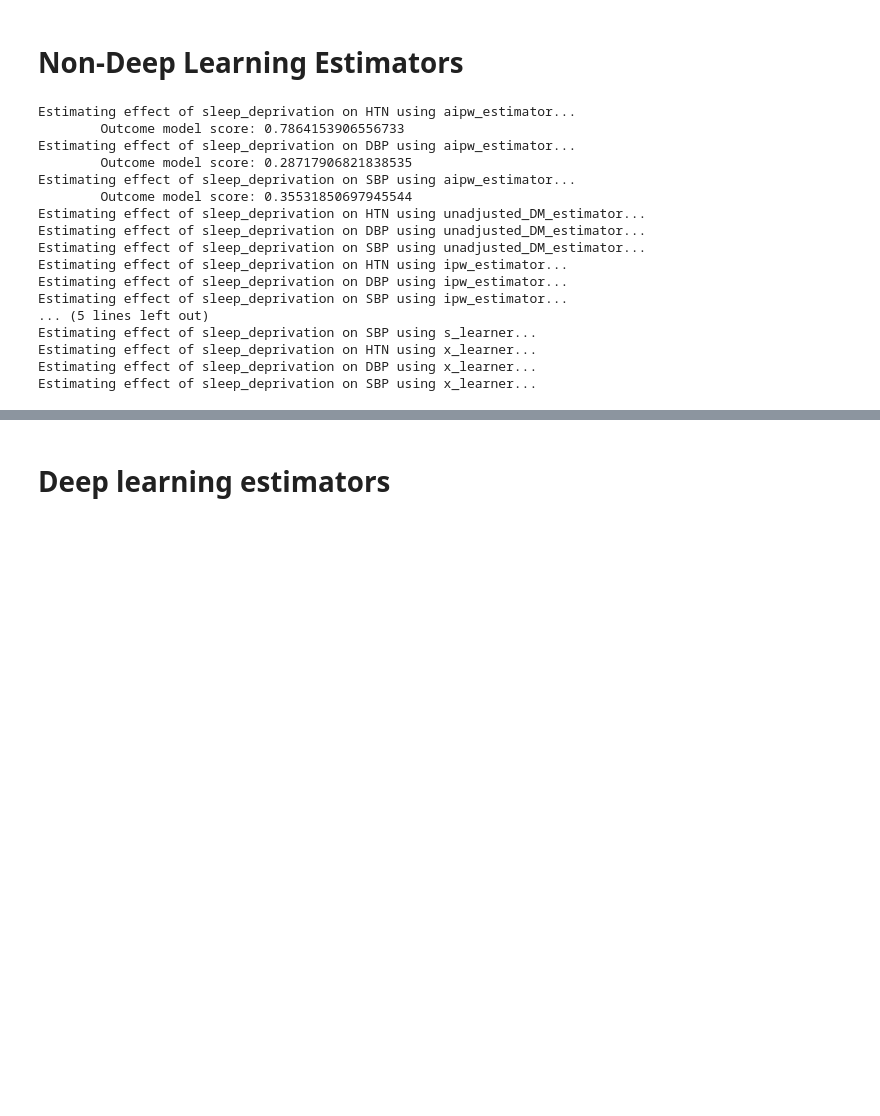
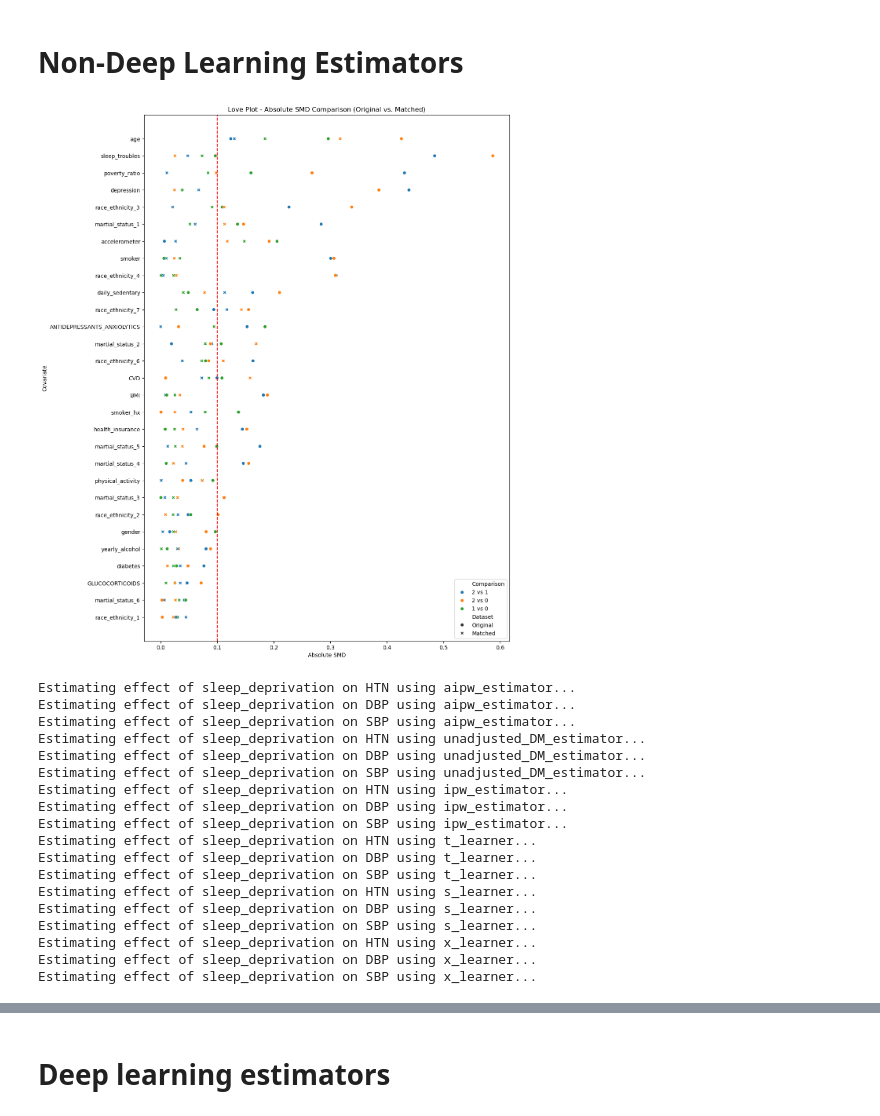
Before and after one commit to furtherAdu/cph-200b-project3, a Jupyter notebook: notebooks/run_analyses.ipynb, the cells around one changed output, grey strips where cells are left out. Drawn from its saved outputs; the diff is of its cells as text; code cells hidden in the pictures; blank space fills up the shorter version.

```diff
--- a/notebooks/run_analyses.ipynb
+++ b/notebooks/run_analyses.ipynb
@@ -72,3 +77,8 @@ tau_pairs = [' vs '.join(x[::-1]) for x in itertools.combinations(df[t_col].uniq
+# %%
+# Check balance between treatment groups in propensity matched vs. original dataset
+love_plot_multiclass_abs_compare(df, psm_df, t_col, x_cols)
+# %% [output]
+[figure, added]
 # %%
 estimators = [aipw_estimator, unadjusted_DM_estimator, ipw_estimator, t_learner, s_learner, x_learner]
 estimator_names = estimator_names = [x.__name__ for x in estimators]
@@ -79,7 +89,7 @@ for tau_estimator, outcome in itertools.product(estimators, y_cols):
     estimator_name = tau_estimator.__name__
     print(f'Estimating effect of {t_col} on {outcome} using {estimator_name}...')
     continuous_outcome = False if outcome == 'HTN' else True
-    results = tau_estimator(df,
+    results = tau_estimator(psm_df,
                             treatment_var=t_col,
                             outcome_var=outcome,
                             covariates=x_cols,
@@ -87,21 +97,24 @@ for tau_estimator, outcome in itertools.product(estimators, y_cols):
 
     for pair in results.keys():
         tau = results[pair]['tau']
-        tau_results.loc[(estimator_name, pair, outcome)] = tau
+        propensity_model_score = results[pair]['propensity_model_score']
+        outcome_model_score = results[pair]['outcome_model_score']
+        tau_results.loc[(estimator_name, pair, outcome)] = tau, propensity_model_score, outcome_model_score
 # %% [output]
 Estimating effect of sleep_deprivation on HTN using aipw_estimator...
-        Outcome model score: 0.7864153906556733
 Estimating effect of sleep_deprivation on DBP using aipw_estimator...
-        Outcome model score: 0.28717906821838535
 Estimating effect of sleep_deprivation on SBP using aipw_estimator...
-        Outcome model score: 0.35531850697945544
 Estimating effect of sleep_deprivation on HTN using unadjusted_DM_estimator...
 Estimating effect of sleep_deprivation on DBP using unadjusted_DM_estimator...
 Estimating effect of sleep_deprivation on SBP using unadjusted_DM_estimator...
 Estimating effect of sleep_deprivation on HTN using ipw_estimator...
 Estimating effect of sleep_deprivation on DBP using ipw_estimator...
 Estimating effect of sleep_deprivation on SBP using ipw_estimator...
-... (5 lines left out)
+Estimating effect of sleep_deprivation on HTN using t_learner...
+Estimating effect of sleep_deprivation on DBP using t_learner...
+Estimating effect of sleep_deprivation on SBP using t_learner...
+Estimating effect of sleep_deprivation on HTN using s_learner...
+Estimating effect of sleep_deprivation on DBP using s_learner...
 Estimating effect of sleep_deprivation on SBP using s_learner...
 Estimating effect of sleep_deprivation on HTN using x_learner...
 Estimating effect of sleep_deprivation on DBP using x_learner...
```
Also changed, not shown: parts of 8 cells of this notebook, 2 other files.
